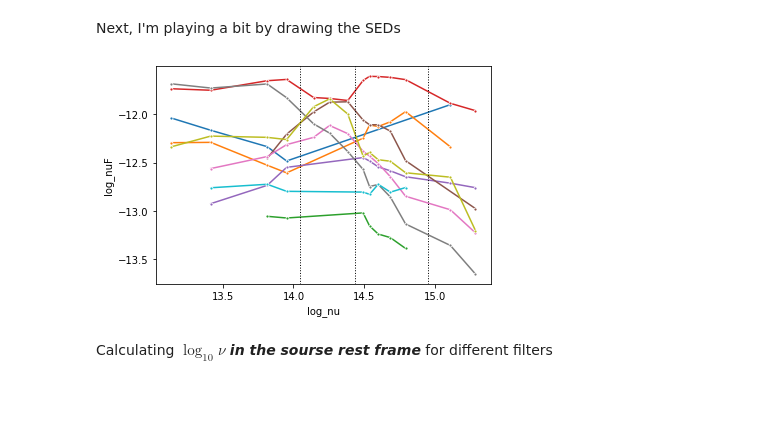
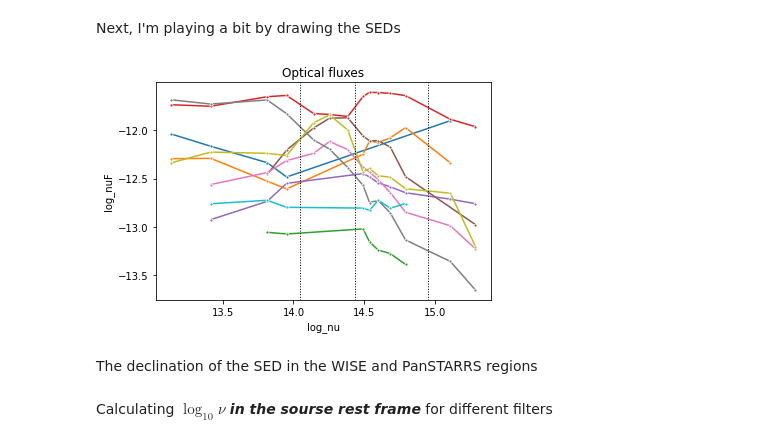
Before and after one commit to DKudryavtsev/BZCAT-Clustering, a Jupyter notebook: feature_engineering.ipynb, the cells around one changed output. Saved outputs shown, nothing was run; the diff lists cells and outputs as text; code cells hidden in the pictures; blank space fills up the shorter version.

Commit message:
BZCAT PCA clustering finished

```diff
--- a/feature_engineering.ipynb
+++ b/feature_engineering.ipynb
@@ -7,14 +7,15 @@ import plotly.express as px
 from astropy.cosmology import LambdaCDM
 import astropy.units as u
 from extinction import fitzpatrick99
-from plotly.subplots import make_subplots
-import plotly.graph_objects as go
+from scipy.optimize import minimize_scalar
+
+plt.rcParams['axes.facecolor'] = 'white'
+plt.rcParams['figure.facecolor'] = 'white'
 # %% [markdown]
 ## 1. The catalogue
 # %%
-bzcat_orig = pd.read_excel('data/BZCAT_combined.xlsx')  # combined dataset
+bzcat_orig = pd.read_csv('data/BZCAT_combined.csv')  # combined dataset
 bzcat = bzcat_orig.copy()  # for further reduction
-bzcat.drop('Unnamed: 0', axis=1, inplace=True)
 bzcat.head(3)
 # %% [output]
 |  | BZCAT5 Source name | RA (J2000.0) | Dec (J2000.0) | Redshift | Rmag | Class | Flux_density1.4 | ... |
@@ -175,7 +176,7 @@ bzcat['RA_cos'] = np.cos(2 * np.pi * bzcat['RA_arcsec'] / FULL_CIRCLE)
 # and three coordinates is enough to identify a point on a sphere
 bzcat['Dec_sin'] = np.sin(2 * np.pi * bzcat['Dec_arcsec'] / FULL_CIRCLE)
 
-bzcat.drop(['RA_arcsec', 'Dec_arcsec', 'RA (J2000.0)', 'Dec (J2000.0)'],
+bzcat.drop(['RA_arcsec', 'Dec_arcsec'],
            inplace=True, axis=1)
 
 bzcat.head(3)
@@ -370,32 +371,35 @@ Next, I'm playing a bit by drawing the SEDs
 #    df = pd.DataFrame({'log_nu': tmass_lognu, 'log_nuF': blcat.loc[i, tmass_flux_cols]})
 #    sns.lineplot(data=df, x='log_nu', y='log_nuF', color=sns.color_palette()[j])
 #    df = pd.DataFrame({'log_nu': wise_lognu, 'log_nuF': blcat.loc[i, wise_flux_cols]})
 #    sns.lineplot(data=df, x='log_nu', y='log_nuF', color=sns.color_palette()[j])
 #    j += 1
 
 # All filters
 #lognu = galex_lognu + pstarrs_lognu + sdss_lognu + tmass_lognu + wise_lognu
 #flux_cols = galex_flux_cols + pstarrs_flux_cols + sdss_flux_cols \
 #    + tmass_flux_cols + wise_flux_cols
 
 # Withous SDSS
 lognu = galex_lognu + pstarrs_lognu + tmass_lognu + wise_lognu
 flux_cols = galex_flux_cols + pstarrs_flux_cols \
     + tmass_flux_cols + wise_flux_cols
 
 #flux_cols = ['fuv_mag', 'nuv_mag', 'gMeanPSFMag', 'rMeanPSFMag', 'iMeanPSFMag',
 #             'zMeanPSFMag', 'yMeanPSFMag', 'J', 'H', 'K', 'w1', 'w2', 'w3', 'w4']
 
 start = 0
 for i in range(start, start+10):
     df = pd.DataFrame({'log_nu': lognu, 'log_nuF': (bzcat.loc[i, flux_cols])})
     #df.sort_values('log_nu', inplace=True)
     sns.lineplot(data=df, x='log_nu', y='log_nuF', marker='.')
 plt.axvline(x=((galex_lognu[-1]+pstarrs_lognu[0]) / 2),
             color='black', linestyle=':', linewidth=1)
 plt.axvline(x=((pstarrs_lognu[-1]+tmass_lognu[0]) / 2),
             color='black', linestyle=':', linewidth=1)
 plt.axvline(x=((tmass_lognu[-1]+wise_lognu[0]) / 2),
-            color='black', linestyle=':', linewidth=1);
+            color='black', linestyle=':', linewidth=1)
+plt.title('Optical fluxes');
 # %% [output]
-[figure, old version]
+[figure, new version]
+# %% [markdown]
+The declination of the SED in the WISE and PanSTARRS regions
```
Also changed, not shown: parts of 22 cells of this notebook, 18 other files.
